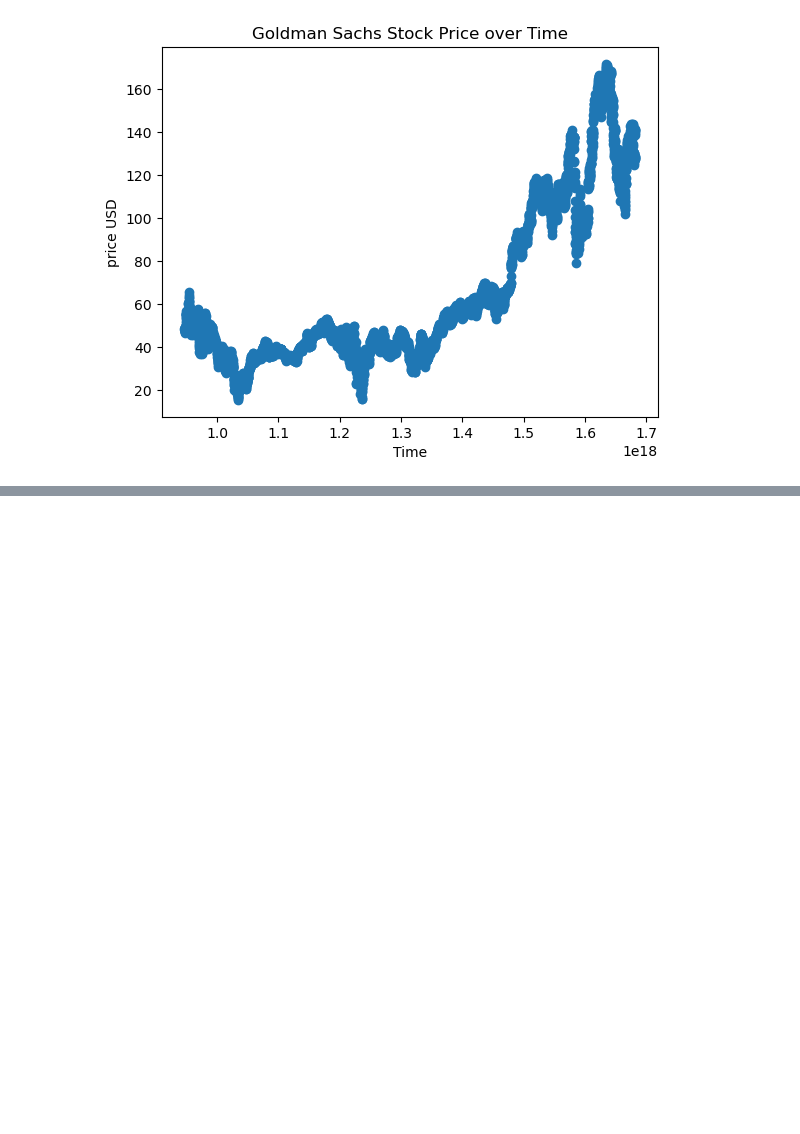
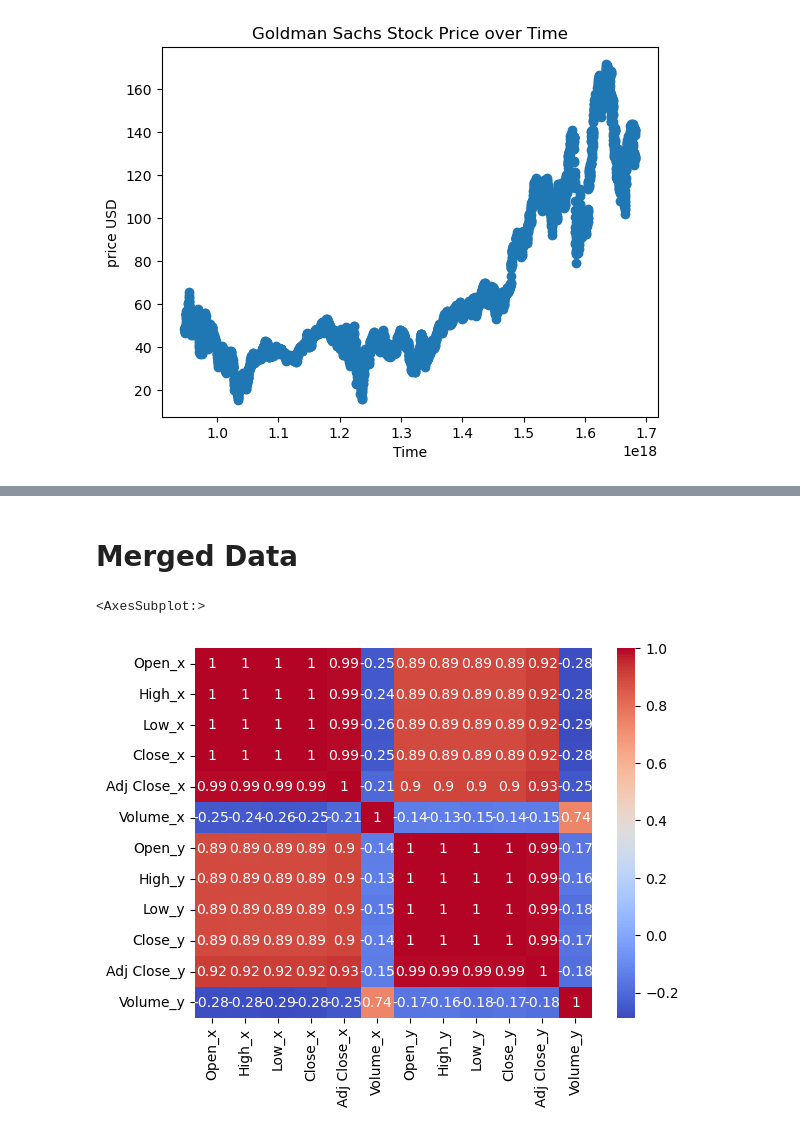
Before and after one commit to wiggapony0925/Goldman-Sachs-JPMorgan-Chase-share-prices-2000---2023-, a Jupyter notebook: goldman-sachs-jpmorgan-chase-share-prices.ipynb, the cells around one changed output, grey strips where cells are left out. Saved outputs shown, nothing was run; the diff lists cells and outputs as text; code cells hidden in the pictures; blank space fills up the shorter version.

```diff
--- a/goldman-sachs-jpmorgan-chase-share-prices.ipynb
+++ b/goldman-sachs-jpmorgan-chase-share-prices.ipynb
@@ -219,0 +224,13 @@ Golden Sachs stock price on 2023-01-01: 119.53708182047372 USD
+# %% [markdown]
+# Merged Data
+# %%
+import seaborn as sns
+#compute the matrix
+merged_data = pd.merge(jpm_data, gs_data, on='Date')
+corr_matrix = merged_data.corr()
+
+#create heatmap of correlated matrix
+sns.heatmap(corr_matrix, cmap="coolwarm", annot=True)
+# %% [output]
+<AxesSubplot:>
+[figure, added]
```
Also changed, not shown: parts of 6 cells of this notebook.
